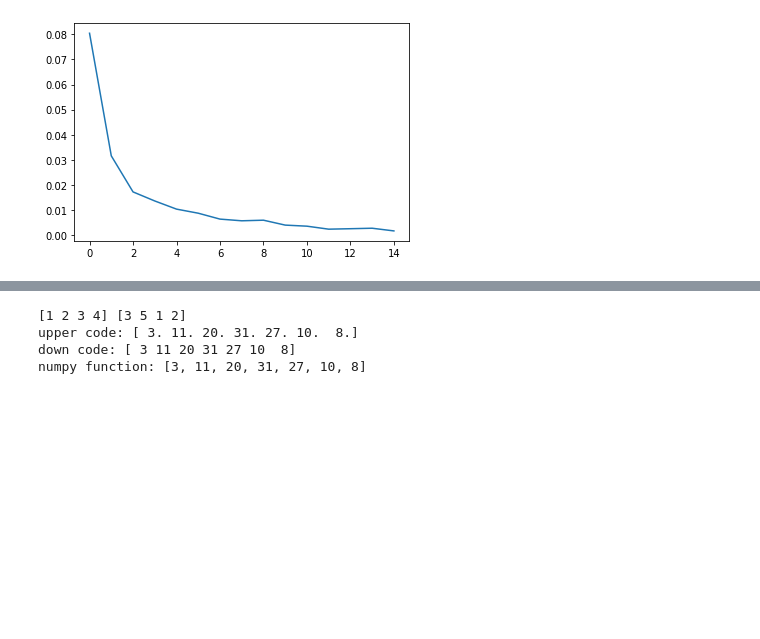
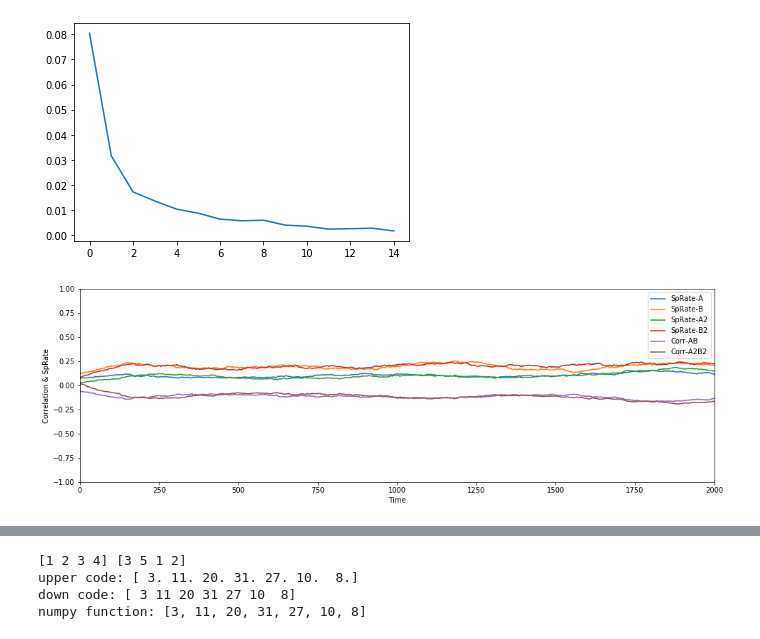
Before and after one commit to iampuero/pyBMS, a Jupyter notebook: pyBMS.ipynb, the cells around one changed output, grey strips where cells are left out. Saved outputs shown, nothing was run; the diff lists cells and outputs as text; code cells hidden in the pictures; blank space fills up the shorter version.

```diff
--- a/pyBMS.ipynb
+++ b/pyBMS.ipynb
@@ -24,11 +24,23 @@ warnings.simplefilter("ignore")
 # %px np = numpy
 
 #Base Parameters
-T=100000
-N = 10
-leak = 0.7
-noise = 0.1
-threshold = 1.0
 randomV0 = 0
-amplitude = 0.4
-current= np.ones(N)*amplitude
+T=25000*4
+N,leak,noise,threshold = 10,0.9,0.8,1.0
+ew,iw = 0.5,0.0
+amplitude,a,delta,v= 0.3,600,2000,0.3
+sigma = 400
+
+# 3 Currents (Zero, Bar, Gaussian)
+current1=np.array([[0.0 if -a<=i*delta-v*t<=a else 0 for i in range(N)] for t in range(T)])
+current2=np.array([[amplitude if -a<=i*delta-v*t<=a else 0 for i in range(N)] for t in range(T)])
+current3=np.array([[amplitude*np.exp(-(((i*delta-v*t)**2)/(2*sigma**2))) for i in range(N)] for t in range(T)])
+
+#Tau Correlation function
+
+def tauCorr(raster,neuronA,neuronB,T):
+    rA = sum(raster[neuronA])/T
+    rB = sum(raster[neuronB])/T
+    return np.abs(np.array([sum(raster[neuronA]*
+                                np.concatenate([np.zeros(tau),raster[neuronB][:[-tau,T][tau==0]]]))/T - rA*rB
+                                    for tau in range(15)]))
@@ -399,6 +390,7 @@ plt.show()
 [figure]
 [figure]
 # %%
+#Correlation between poisson variables
 def PairwiseTest():
     T = 3000
     interval = 300
@@ -414,31 +406,33 @@ def PairwiseTest():
         np.array([np.sum(B[int(max(0,t-interval/2)):int(min(t+interval/2,T))])for t in range(int(T-interval/2))])/interval
     ]
 
     A2 = np.array([1 if np.random.random()<sprates[0][t] else 0 for t in range(T-interval)])
     B2 = np.array([1 if np.random.random()<sprates[1][t] else 0 for t in range(T-interval)])
     sprates2 = [
         np.array([np.sum(A2[int(max(0,t-interval/2)):int(min(t+interval/2,T))])for t in range(int(T-interval/2))])/interval,
         np.array([np.sum(B2[int(max(0,t-interval/2)):int(min(t+interval/2,T))])for t in range(int(T-interval/2))])/interval
     ]
 
 
     C1 = PWC(A,B,interval,T,3)[0]
     C2 = PWC(A2,B2,interval,T,3)[0]
 
     plt.figure(figsize=(16,5))
     plt.xlabel("Time")
     plt.ylabel("Correlation & SpRate")
     plt.ylim(-1,1)
     plt.xlim(0,2000)
     plt.plot(range(int(T-interval/2)),sprates[0],label="SpRate-A")
     plt.plot(range(int(T-interval/2)),sprates[1],label="SpRate-B")
     plt.plot(range(int(T-interval/2)),sprates2[0],label="SpRate-A2")
     plt.plot(range(int(T-interval/2)),sprates2[1],label="SpRate-B2")
     #plt.plot(range(int(T-interval/2)),C1,label="Corr-AB")
     #plt.plot(range(int(T-interval/2)),C2,label="Corr-A2B2")
     plt.plot(range(T),C1,label="Corr-AB")
     plt.plot(range(T),C2,label="Corr-A2B2")
     plt.legend()
     plt.show()
 
-#PairwiseTest()
+PairwiseTest()
+# %% [output]
+[figure, added]
```
Also changed, not shown: parts of 15 cells of this notebook, 1 other file.
